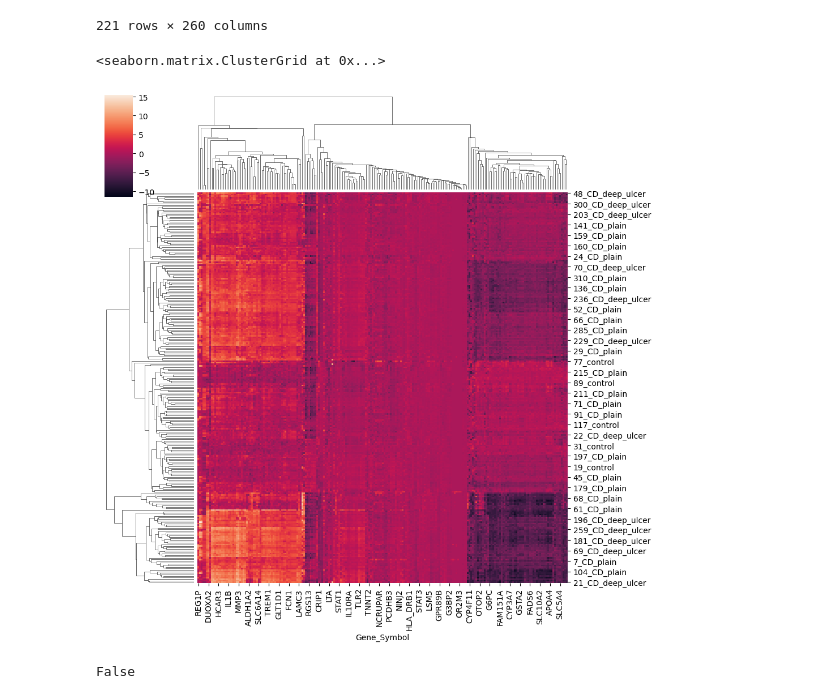
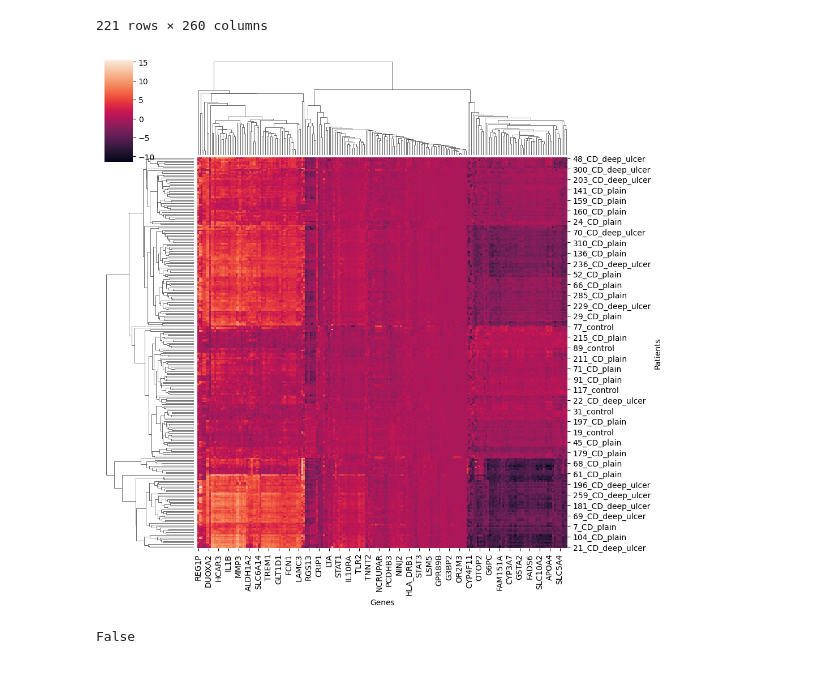
Before and after one commit to Sharday/Enhancing_patient_stratification_explainable_AI, a Jupyter notebook: 1_select_genes_heatmaps.ipynb, the cells around one changed output. Drawn from its saved outputs; the diff is of its cells as text; code cells hidden in the pictures.

```diff
--- a/1_select_genes_heatmaps.ipynb
+++ b/1_select_genes_heatmaps.ipynb
@@ -866,13 +884,18 @@ sig_genes_df
 | LOC100505851 | -0.552520 | -1.2848 | -0.185230 | 0.48628 | -1.284800 | -1.284800 | -0.075626 | ... |
 221 rows × 260 columns
 # %%
-# sns.clustermap(top_genes.T)
-# sns.clustermap(top_genes.iloc[:,np.r_[143:168, 221:228]].T)
-sns.clustermap(sig_genes_df.T)
-# sns.clustermap(select_hundred.iloc[:20,np.r_[143:168, 221:228]].T)
+
+s = sns.clustermap(sig_genes_df.T)
-# %% [output]
-<seaborn.matrix.ClusterGrid at 0x...>
-[figure, removed]
+# %%
+def add_labels(s):
+    s.__dict__['_figure'].axes[2].set_xlabel("Genes")
+    s.__dict__['_figure'].axes[2].set_ylabel("Patients")
+    return s
+# %%
+s = add_labels(s)
+s.__dict__['_figure']
+# %% [output]
+[figure, added]
 # %%
 sig_genes_df.isnull().values.any()
 # %% [output]
```
Also changed, not shown: parts of 16 cells of this notebook, 57 other files.
